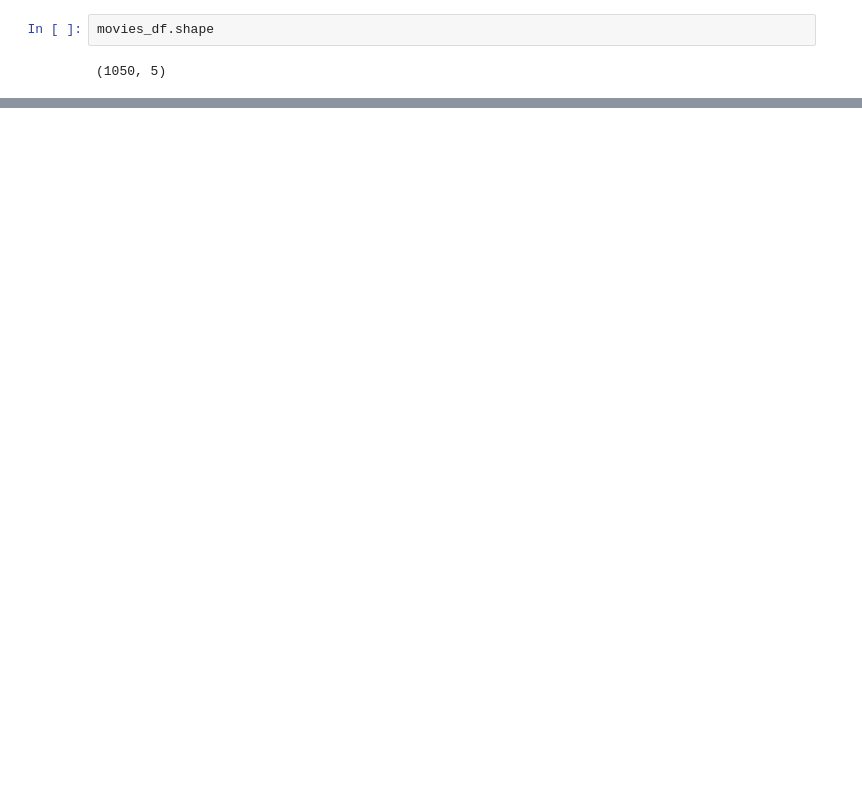
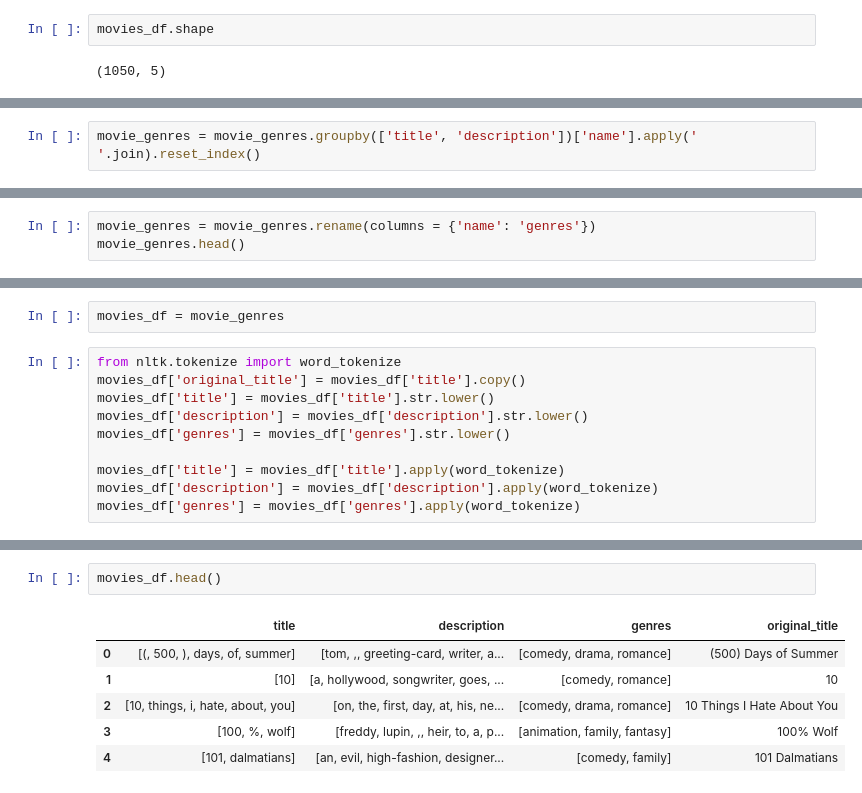
Before and after one commit to alexbabalau/movie-recommender-service, a Jupyter notebook: preprocess.ipynb, the cells around one changed output, grey strips where cells are left out. Drawn from its saved outputs; the diff is of its cells as text; blank space fills up the shorter version.

```diff
--- a/preprocess.ipynb
+++ b/preprocess.ipynb
@@ -28,0 +72,2 @@ movies_df.shape
+# %%
+movie_genres = movie_genres.groupby(['title', 'description'])['name'].apply(' '.join).reset_index()
@@ -28,0 +83,3 @@ movies_df.shape
+# %%
+movie_genres = movie_genres.rename(columns = {'name': 'genres'})
+movie_genres.head()
@@ -28,0 +93,12 @@ movies_df.shape
+# %%
+movies_df = movie_genres
+# %%
+from nltk.tokenize import word_tokenize
+movies_df['original_title'] = movies_df['title'].copy()
+movies_df['title'] = movies_df['title'].str.lower()
+movies_df['description'] = movies_df['description'].str.lower()
+movies_df['genres'] = movies_df['genres'].str.lower()
+
+movies_df['title'] = movies_df['title'].apply(word_tokenize)
+movies_df['description'] = movies_df['description'].apply(word_tokenize)
+movies_df['genres'] = movies_df['genres'].apply(word_tokenize)
@@ -28,0 +126,9 @@ movies_df.shape
+# %%
+movies_df.head()
+# %% [output]
+|  | title | description | genres | original_title |
+| 0 | [(, 500, ), days, of, summer] | [tom, ,, greeting-card, writer, a... | [comedy, drama, romance] | (500) Days of Summer |
+| 1 | [10] | [a, hollywood, songwriter, goes, ... | [comedy, romance] | 10 |
+| 2 | [10, things, i, hate, about, you] | [on, the, first, day, at, his, ne... | [comedy, drama, romance] | 10 Things I Hate About You |
+| 3 | [100, %, wolf] | [freddy, lupin, ,, heir, to, a, p... | [animation, family, fantasy] | 100% Wolf |
+| 4 | [101, dalmatians] | [an, evil, high-fashion, designer... | [comedy, family] | 101 Dalmatians |
```
Also changed, not shown: parts of 18 cells of this notebook, 3 other files.
